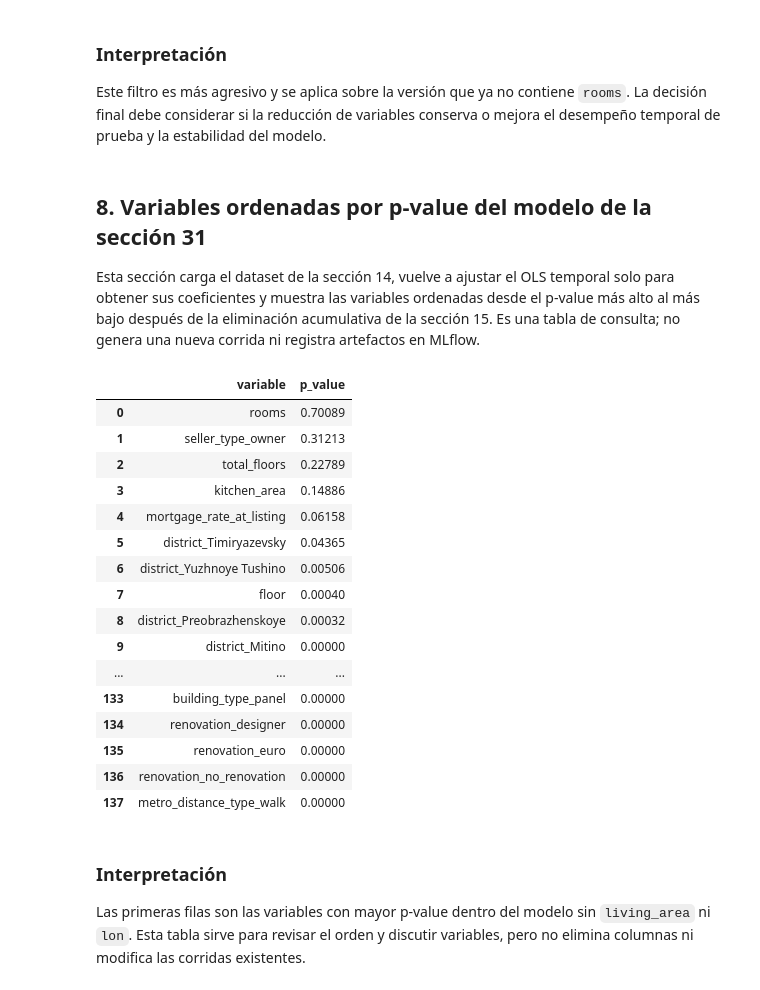
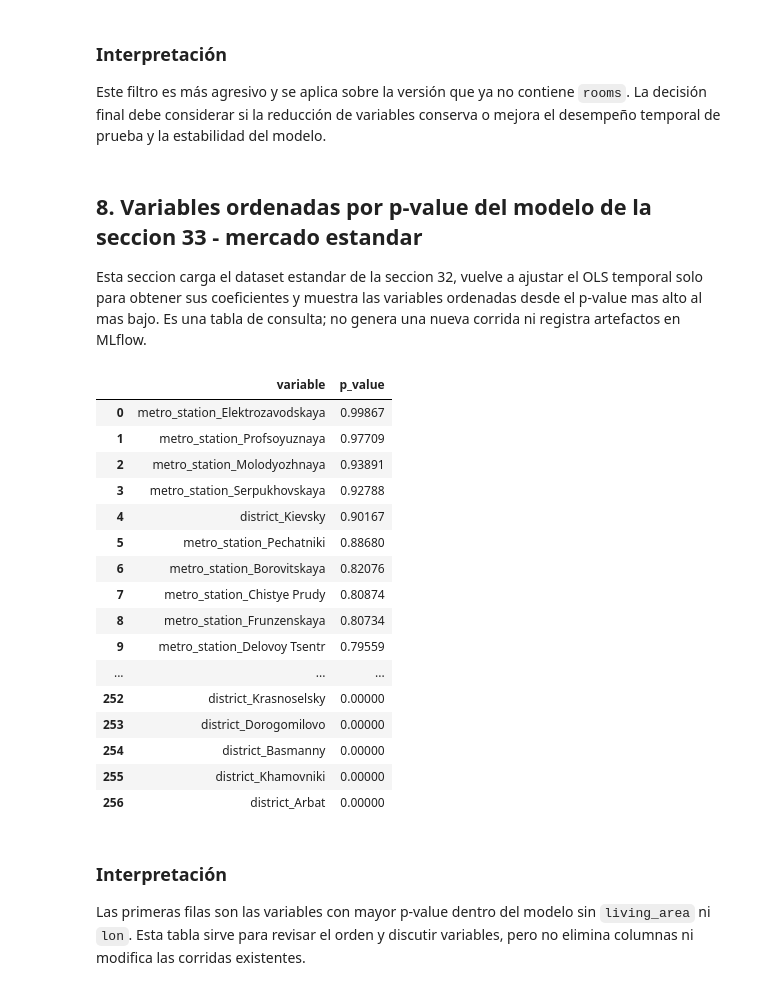
Before and after one commit to rodrigozura/moscow-real-estate-mlflow, a Jupyter notebook: preparacion_modelado_inmobiliario.ipynb, the cells around one changed output. Drawn from its saved outputs; the diff is of its cells as text; code cells hidden in the pictures.

```diff
--- a/preparacion_modelado_inmobiliario.ipynb
+++ b/preparacion_modelado_inmobiliario.ipynb
@@ -865,50 +865,50 @@ OLS filtrado 0.20 registrado en MLflow para comparación
 
 Este filtro es más agresivo y se aplica sobre la versión que ya no contiene `rooms`. La decisión final debe considerar si la reducción de variables conserva o mejora el desempeño temporal de prueba y la estabilidad del modelo.
 # %% [markdown]
-## 8. Variables ordenadas por p-value del modelo de la sección 31
+## 8. Variables ordenadas por p-value del modelo de la seccion 33 - mercado estandar
 
-Esta sección carga el dataset de la sección 14, vuelve a ajustar el OLS temporal solo para obtener sus coeficientes y muestra las variables ordenadas desde el p-value más alto al más bajo después de la eliminación acumulativa de la sección 15. Es una tabla de consulta; no genera una nueva corrida ni registra artefactos en MLflow.
+Esta seccion carga el dataset estandar de la seccion 32, vuelve a ajustar el OLS temporal solo para obtener sus coeficientes y muestra las variables ordenadas desde el p-value mas alto al mas bajo. Es una tabla de consulta; no genera una nueva corrida ni registra artefactos en MLflow.
 # %%
-RUTA_TABLA_PVALUES = Path("data_sets_transformados/secondary_market_modelado_seccion_30.csv")
+RUTA_TABLA_PVALUES = Path("data_sets_transformados/secondary_market_modelado_seccion_33.csv")
 CORTE_TEMPORAL_TABLA = "2025-01"
-df_tabla_pvalues = pd.read_csv(RUTA_TABLA_PVALUES).drop(columns=["district_Konkovo", "district_Mozhaysky", "district_Alekseevsky", "district_Rogovskoye", "district_Ostankinsky"])
+df_tabla_pvalues = pd.read_csv(RUTA_TABLA_PVALUES)
 df_train_tabla_pvalues = df_tabla_pvalues[df_tabla_pvalues["periodo"] < CORTE_TEMPORAL_TABLA].copy()
 X_train_tabla_pvalues = df_train_tabla_pvalues.drop(columns=["price_per_sqm", "periodo"])
 y_train_tabla_pvalues = df_train_tabla_pvalues["price_per_sqm"]
 X_train_tabla_pvalues_sm = sm.add_constant(X_train_tabla_pvalues, has_constant="add")
 resultados_ols_tabla_pvalues = sm.OLS(y_train_tabla_pvalues, X_train_tabla_pvalues_sm).fit()
 
 tabla_pvalues_sin_living_ordenada = pd.DataFrame({
     "variable": resultados_ols_tabla_pvalues.params.index,
     "p_value": resultados_ols_tabla_pvalues.pvalues.to_numpy()
 })
 tabla_pvalues_sin_living_ordenada = (
     tabla_pvalues_sin_living_ordenada[tabla_pvalues_sin_living_ordenada["variable"] != "const"]
     .sort_values("p_value", ascending=False)
     .reset_index(drop=True)
 )
 tabla_pvalues_sin_living_ordenada["p_value"] = tabla_pvalues_sin_living_ordenada["p_value"].round(5)
 
 with pd.option_context("display.max_rows", None, "display.max_columns", None):
     display(tabla_pvalues_sin_living_ordenada)
 # %% [output]
 |  | variable | p_value |
-| 0 | rooms | 0.70089 |
-| 1 | seller_type_owner | 0.31213 |
-| 2 | total_floors | 0.22789 |
-| 3 | kitchen_area | 0.14886 |
-| 4 | mortgage_rate_at_listing | 0.06158 |
-| 5 | district_Timiryazevsky | 0.04365 |
-| 6 | district_Yuzhnoye Tushino | 0.00506 |
-| 7 | floor | 0.00040 |
-| 8 | district_Preobrazhenskoye | 0.00032 |
-| 9 | district_Mitino | 0.00000 |
+| 0 | metro_station_Elektrozavodskaya | 0.99867 |
+| 1 | metro_station_Profsoyuznaya | 0.97709 |
+| 2 | metro_station_Molodyozhnaya | 0.93891 |
+| 3 | metro_station_Serpukhovskaya | 0.92788 |
+| 4 | district_Kievsky | 0.90167 |
+| 5 | metro_station_Pechatniki | 0.88680 |
+| 6 | metro_station_Borovitskaya | 0.82076 |
+| 7 | metro_station_Chistye Prudy | 0.80874 |
+| 8 | metro_station_Frunzenskaya | 0.80734 |
+| 9 | metro_station_Delovoy Tsentr | 0.79559 |
 | ... | ... | ... |
-| 133 | building_type_panel | 0.00000 |
-| 134 | renovation_designer | 0.00000 |
-| 135 | renovation_euro | 0.00000 |
-| 136 | renovation_no_renovation | 0.00000 |
-| 137 | metro_distance_type_walk | 0.00000 |
+| 252 | district_Krasnoselsky | 0.00000 |
+| 253 | district_Dorogomilovo | 0.00000 |
+| 254 | district_Basmanny | 0.00000 |
+| 255 | district_Khamovniki | 0.00000 |
+| 256 | district_Arbat | 0.00000 |
 # %% [markdown]
 ### Interpretación
 
```
Also changed, not shown: parts of 6 cells of this notebook, 1 other file.
